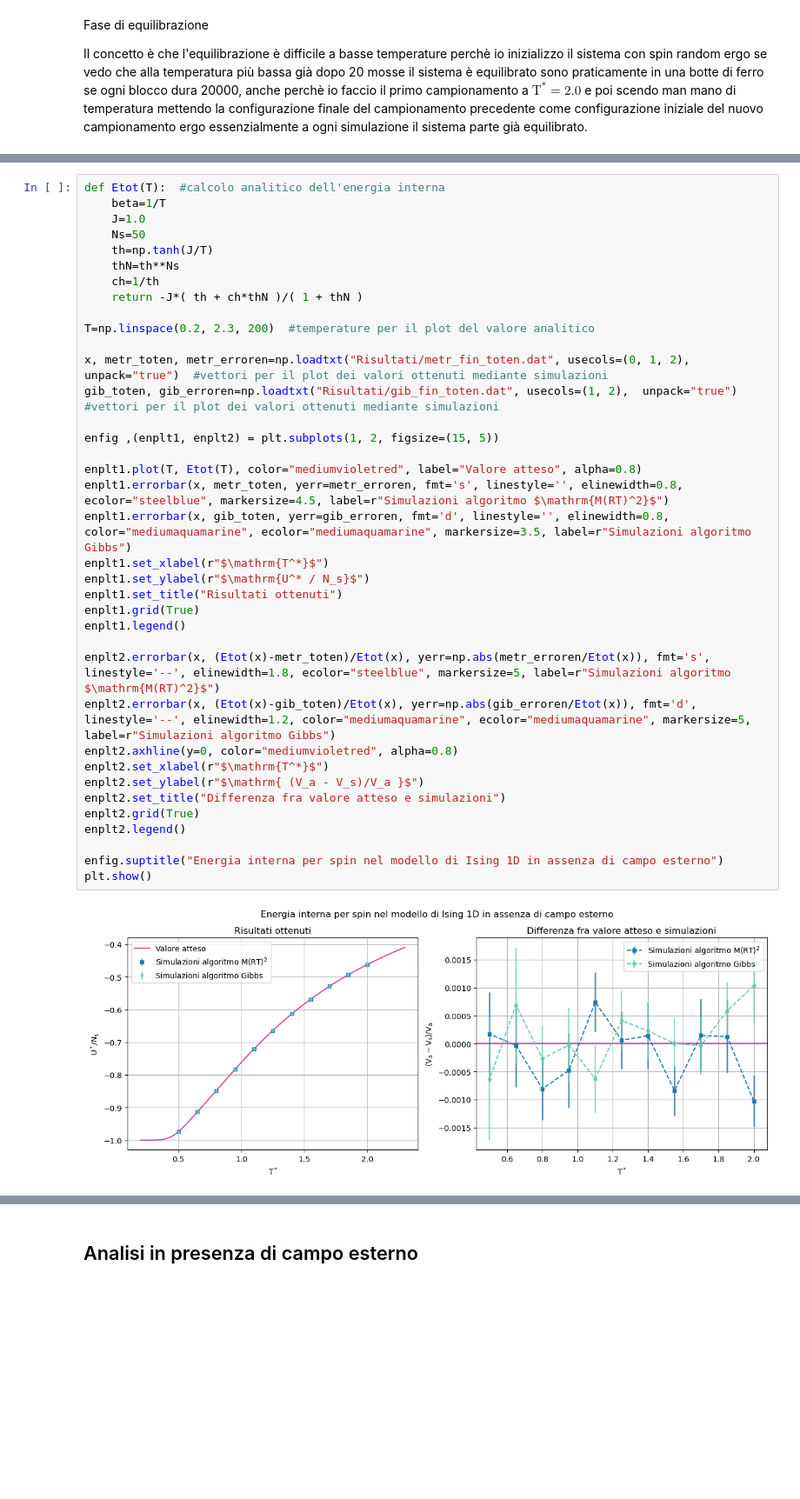
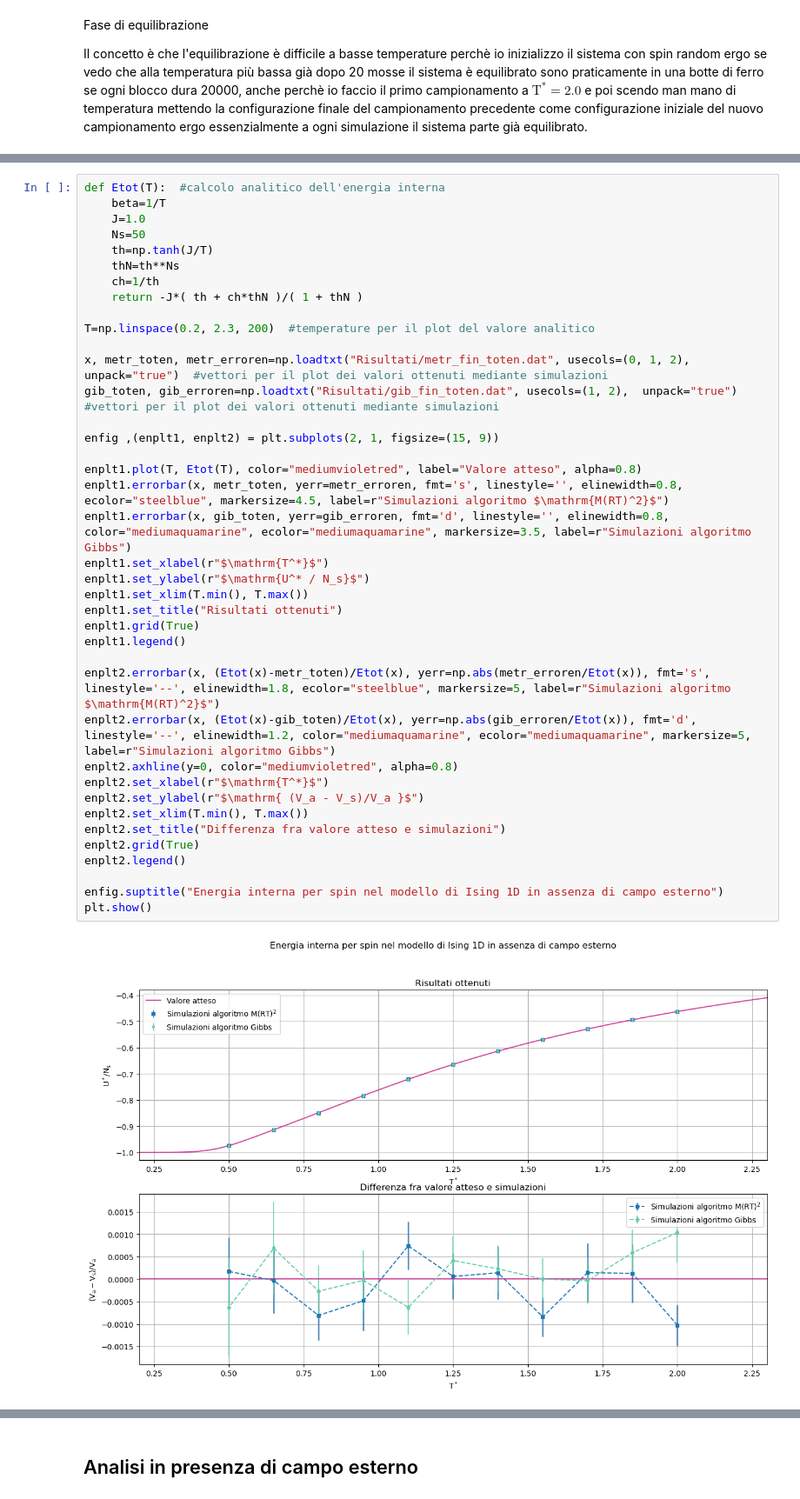
Before and after one commit to angela-bonato/LaboratorioSimulazioneNumerica, a Jupyter notebook: Es06/Esercitazion6.ipynb, the cells around one changed output, grey strips where cells are left out. Shown at 87% size. Drawn from its saved outputs; the diff is of its cells as text; blank space fills up the shorter version.

```diff
--- a/Es06/Esercitazion6.ipynb
+++ b/Es06/Esercitazion6.ipynb
@@ -51,35 +24,37 @@ def Etot(T):  #calcolo analitico dell'energia interna
     ch=1/th
     return -J*( th + ch*thN )/( 1 + thN )
 
 T=np.linspace(0.2, 2.3, 200)  #temperature per il plot del valore analitico
 
 x, metr_toten, metr_erroren=np.loadtxt("Risultati/metr_fin_toten.dat", usecols=(0, 1, 2),  unpack="true")  #vettori per il plot dei valori ottenuti mediante simulazioni
 gib_toten, gib_erroren=np.loadtxt("Risultati/gib_fin_toten.dat", usecols=(1, 2),  unpack="true")  #vettori per il plot dei valori ottenuti mediante simulazioni
 
-enfig ,(enplt1, enplt2) = plt.subplots(1, 2, figsize=(15, 5))
+enfig ,(enplt1, enplt2) = plt.subplots(2, 1, figsize=(15, 9))
 
 enplt1.plot(T, Etot(T), color="mediumvioletred", label="Valore atteso", alpha=0.8)
 enplt1.errorbar(x, metr_toten, yerr=metr_erroren, fmt='s', linestyle='', elinewidth=0.8, ecolor="steelblue", markersize=4.5, label=r"Simulazioni algoritmo $\mathrm{M(RT)^2}$")
 enplt1.errorbar(x, gib_toten, yerr=gib_erroren, fmt='d', linestyle='', elinewidth=0.8, color="mediumaquamarine", ecolor="mediumaquamarine", markersize=3.5, label=r"Simulazioni algoritmo Gibbs")
 enplt1.set_xlabel(r"$\mathrm{T^*}$")
 enplt1.set_ylabel(r"$\mathrm{U^* / N_s}$")
+enplt1.set_xlim(T.min(), T.max())
 enplt1.set_title("Risultati ottenuti")
 enplt1.grid(True)
 enplt1.legend()
 
 enplt2.errorbar(x, (Etot(x)-metr_toten)/Etot(x), yerr=np.abs(metr_erroren/Etot(x)), fmt='s', linestyle='--', elinewidth=1.8, ecolor="steelblue", markersize=5, label=r"Simulazioni algoritmo $\mathrm{M(RT)^2}$")
 enplt2.errorbar(x, (Etot(x)-gib_toten)/Etot(x), yerr=np.abs(gib_erroren/Etot(x)), fmt='d', linestyle='--', elinewidth=1.2, color="mediumaquamarine", ecolor="mediumaquamarine", markersize=5, label=r"Simulazioni algoritmo Gibbs")
 enplt2.axhline(y=0, color="mediumvioletred", alpha=0.8)
 enplt2.set_xlabel(r"$\mathrm{T^*}$")
 enplt2.set_ylabel(r"$\mathrm{ (V_a - V_s)/V_a }$")
+enplt2.set_xlim(T.min(), T.max())
 enplt2.set_title("Differenza fra valore atteso e simulazioni")
 enplt2.grid(True)
 enplt2.legend()
 
 enfig.suptitle("Energia interna per spin nel modello di Ising 1D in assenza di campo esterno")
 plt.show()
 # %% [output]
-[figure, old version]
+[figure, new version]
 # %%
 def Cs(T):  #calcolo analitico del calore specifico
     beta=1/T
```
Also changed, not shown: parts of 7 cells of this notebook, 4 other files.
